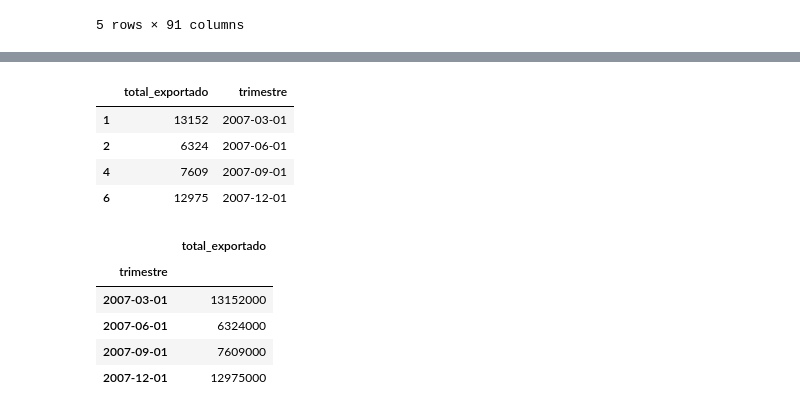
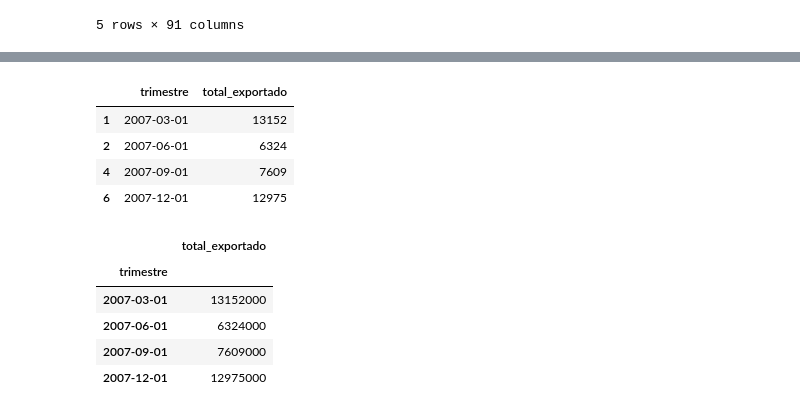
Before and after one commit to raffOps/data-analysis, a Jupyter notebook: data analysis.ipynb, the cells around one changed output, grey strips where cells are left out. Drawn from its saved outputs; the diff is of its cells as text; code cells hidden in the pictures.

```diff
--- a/data analysis.ipynb
+++ b/data analysis.ipynb
@@ -138,13 +166,13 @@ balanco_trimestral_gren.head(8)
 # %%
 balanco_trimestral_gren.trimestre = balanco_trimestral_gren.trimestre.apply(
-    lambda string:get_trimestre(string))
+    lambda string:get_datetime(string))
 balanco_trimestral_gren.head(4)
 # %% [output]
-|  | total_exportado | trimestre |
-| 1 | 13152 | 2007-03-01 |
-| 2 | 6324 | 2007-06-01 |
-| 4 | 7609 | 2007-09-01 |
-| 6 | 12975 | 2007-12-01 |
+|  | trimestre | total_exportado |
+| 1 | 2007-03-01 | 13152 |
+| 2 | 2007-06-01 | 6324 |
+| 4 | 2007-09-01 | 7609 |
+| 6 | 2007-12-01 | 12975 |
 # %%
 balanco_trimestral_gren.total_exportado = balanco_trimestral_gren.total_exportado.apply(
     lambda exportacao:exportacao*1000)
```
Also changed, not shown: parts of 42 cells of this notebook, 2 other files.
